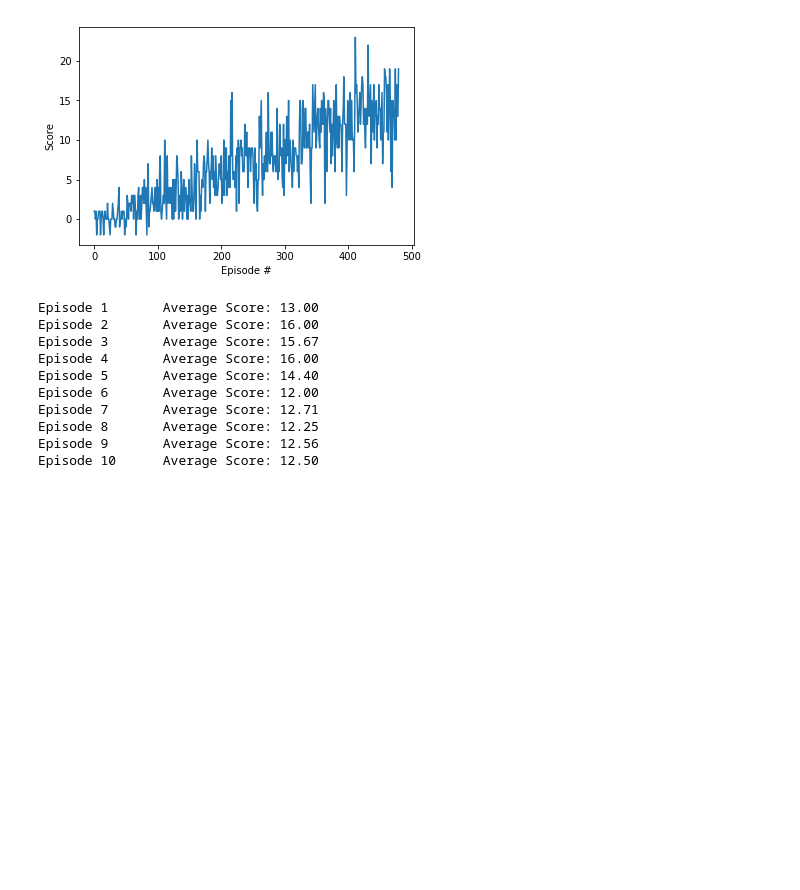
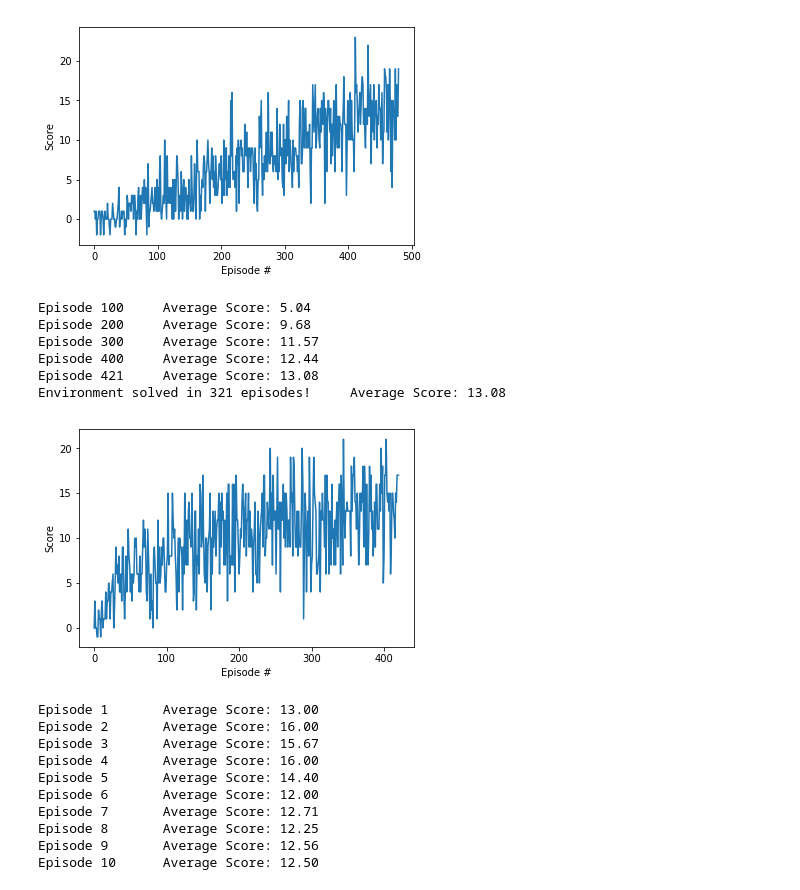
Before and after one commit to tommytracey/DeepRL-P1-Navigation, a Jupyter notebook: Navigation_v3.ipynb, the cells around one changed output. Saved outputs shown, nothing was run; the diff lists cells and outputs as text; code cells hidden in the pictures; blank space fills up the shorter version.

```diff
--- a/Navigation_v3.ipynb
+++ b/Navigation_v3.ipynb
@@ -194,6 +194,26 @@ Episode 400     Average Score: 10.67
 Episode 480     Average Score: 13.11
 Environment solved in 380 episodes!     Average Score: 13.11
 [figure]
+# %%
+# run the training loop
+agent = Agent(state_size=state_size, action_size=action_size, seed=0)
+train_scores = dqn(eps_end=0.1, eps_decay=0.9)
+
+# plot the scores
+fig = plt.figure()
+ax = fig.add_subplot(111)
+plt.plot(np.arange(len(train_scores)), train_scores)
+plt.ylabel('Score')
+plt.xlabel('Episode #')
+plt.show()
+# %% [output]
+Episode 100     Average Score: 5.04
+Episode 200     Average Score: 9.68
+Episode 300     Average Score: 11.57
+Episode 400     Average Score: 12.44
+Episode 421     Average Score: 13.08
+Environment solved in 321 episodes!     Average Score: 13.08
+[figure, added]
 # %%
 ## Test a saved agent
 
```
Also changed, not shown: parts of 1 cell of this notebook.
